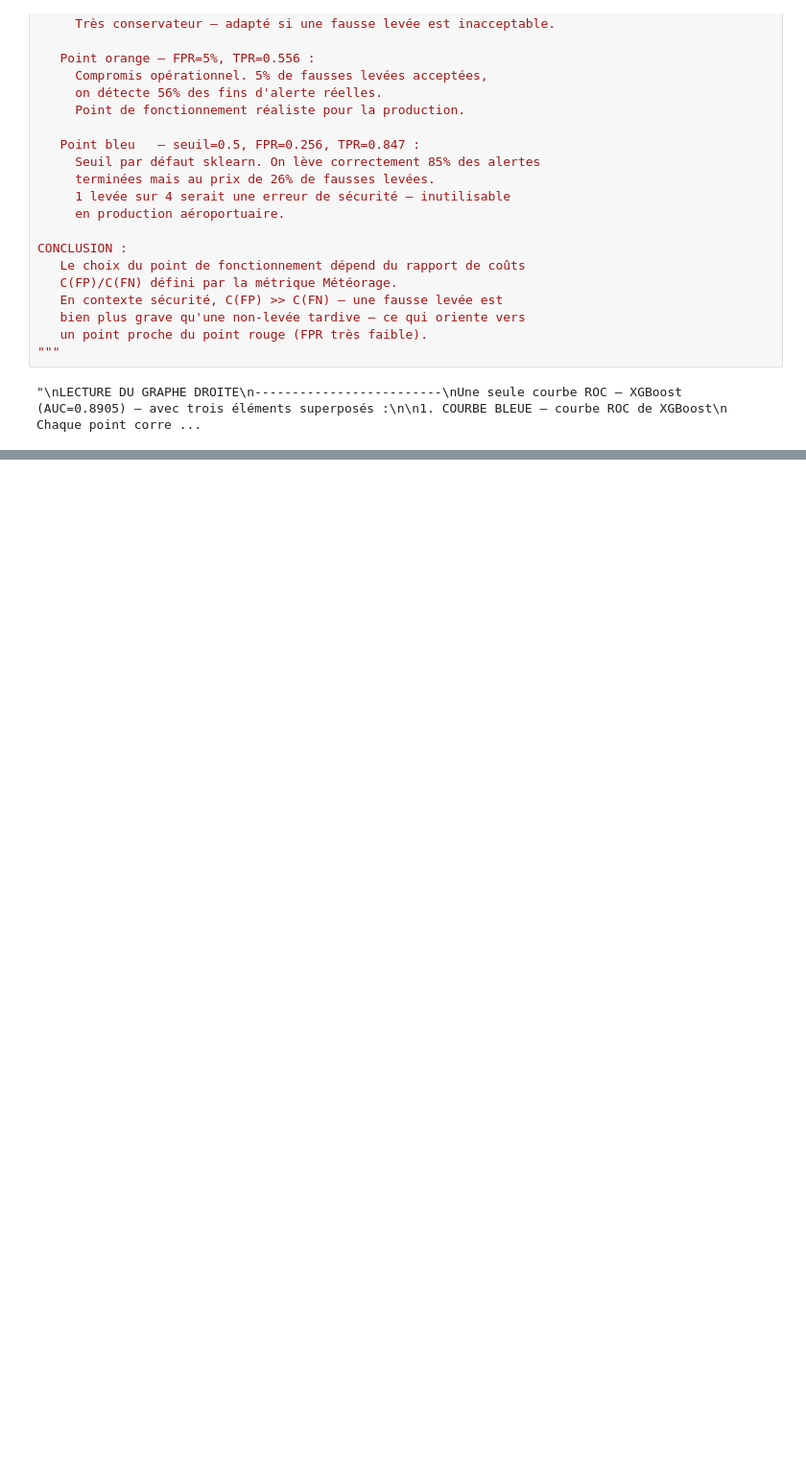
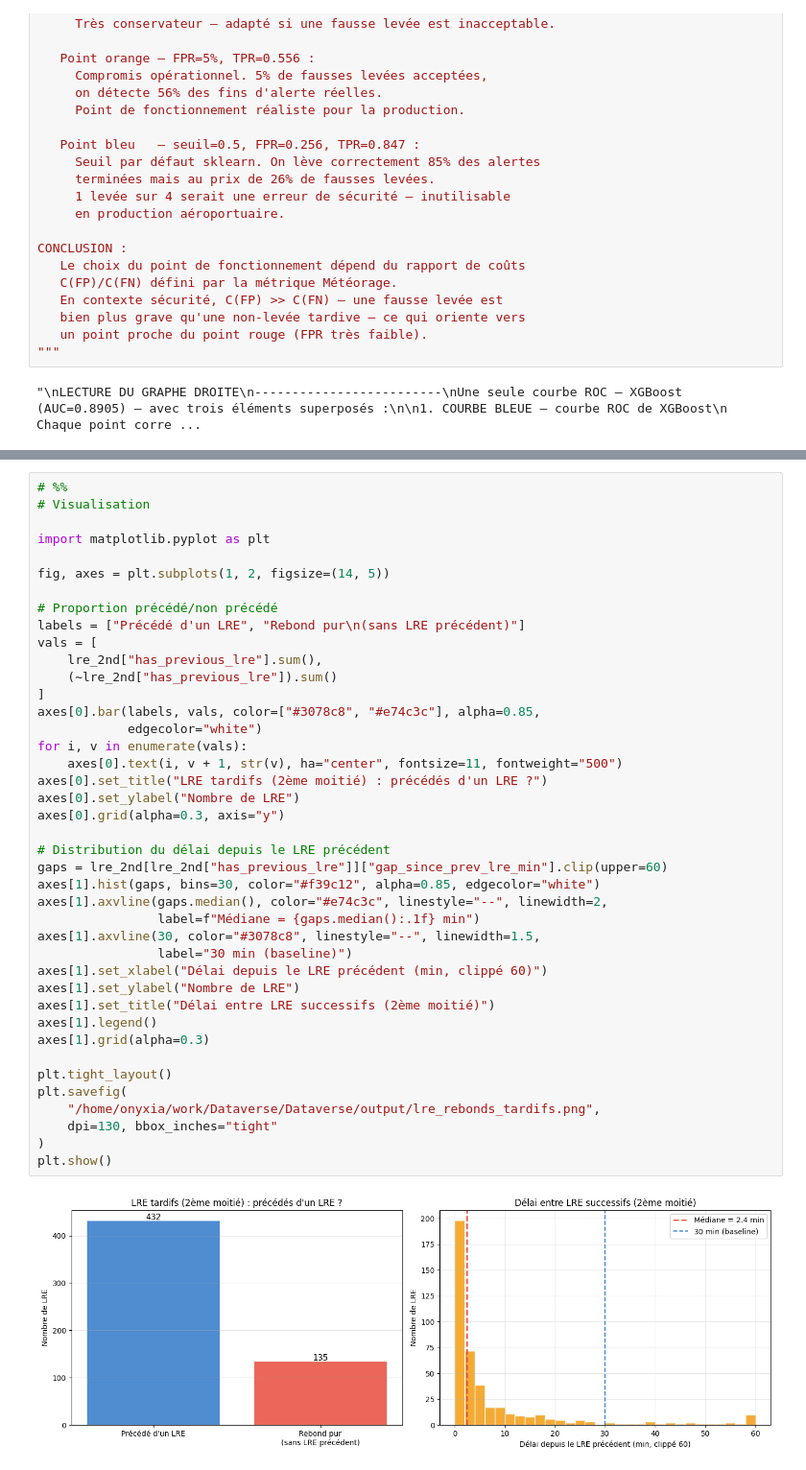
Before and after one commit to N-Mehdi/Dataverse, a Jupyter notebook: data/exploration.ipynb, the cells around one changed output, grey strips where cells are left out. Shown at 96% size. Cells and saved outputs as stored; diff of their text form; blank space fills up the shorter version.

```diff
--- a/data/exploration.ipynb
+++ b/data/exploration.ipynb
@@ -1625,0 +2187,43 @@ CONCLUSION :
+# %%
+# %%
+# Visualisation
+
+import matplotlib.pyplot as plt
+
+fig, axes = plt.subplots(1, 2, figsize=(14, 5))
+
+# Proportion précédé/non précédé
+labels = ["Précédé d'un LRE", "Rebond pur\n(sans LRE précédent)"]
+vals = [
+    lre_2nd["has_previous_lre"].sum(),
+    (~lre_2nd["has_previous_lre"]).sum()
+]
+axes[0].bar(labels, vals, color=["#3078c8", "#e74c3c"], alpha=0.85,
+            edgecolor="white")
+for i, v in enumerate(vals):
+    axes[0].text(i, v + 1, str(v), ha="center", fontsize=11, fontweight="500")
+axes[0].set_title("LRE tardifs (2ème moitié) : précédés d'un LRE ?")
+axes[0].set_ylabel("Nombre de LRE")
+axes[0].grid(alpha=0.3, axis="y")
+
+# Distribution du délai depuis le LRE précédent
+gaps = lre_2nd[lre_2nd["has_previous_lre"]]["gap_since_prev_lre_min"].clip(upper=60)
+axes[1].hist(gaps, bins=30, color="#f39c12", alpha=0.85, edgecolor="white")
+axes[1].axvline(gaps.median(), color="#e74c3c", linestyle="--", linewidth=2,
+                label=f"Médiane = {gaps.median():.1f} min")
+axes[1].axvline(30, color="#3078c8", linestyle="--", linewidth=1.5,
+                label="30 min (baseline)")
+axes[1].set_xlabel("Délai depuis le LRE précédent (min, clippé 60)")
+axes[1].set_ylabel("Nombre de LRE")
+axes[1].set_title("Délai entre LRE successifs (2ème moitié)")
+axes[1].legend()
+axes[1].grid(alpha=0.3)
+
+plt.tight_layout()
+plt.savefig(
+    "/home/onyxia/work/Dataverse/Dataverse/output/lre_rebonds_tardifs.png",
+    dpi=130, bbox_inches="tight"
+)
+plt.show()
+# %% [output]
+[figure, added]
```
Also changed, not shown: parts of 19 cells of this notebook, 5 other files.
